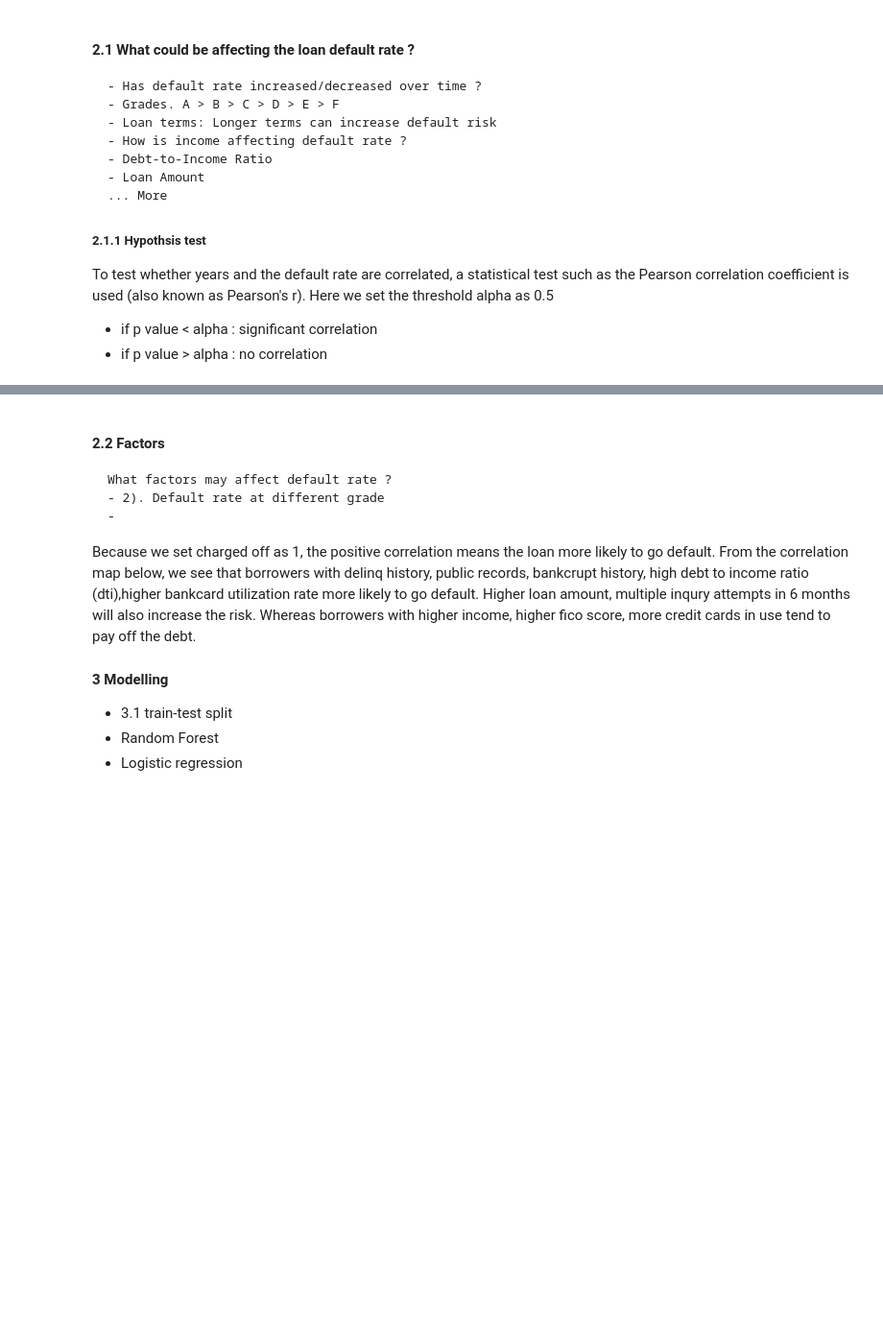
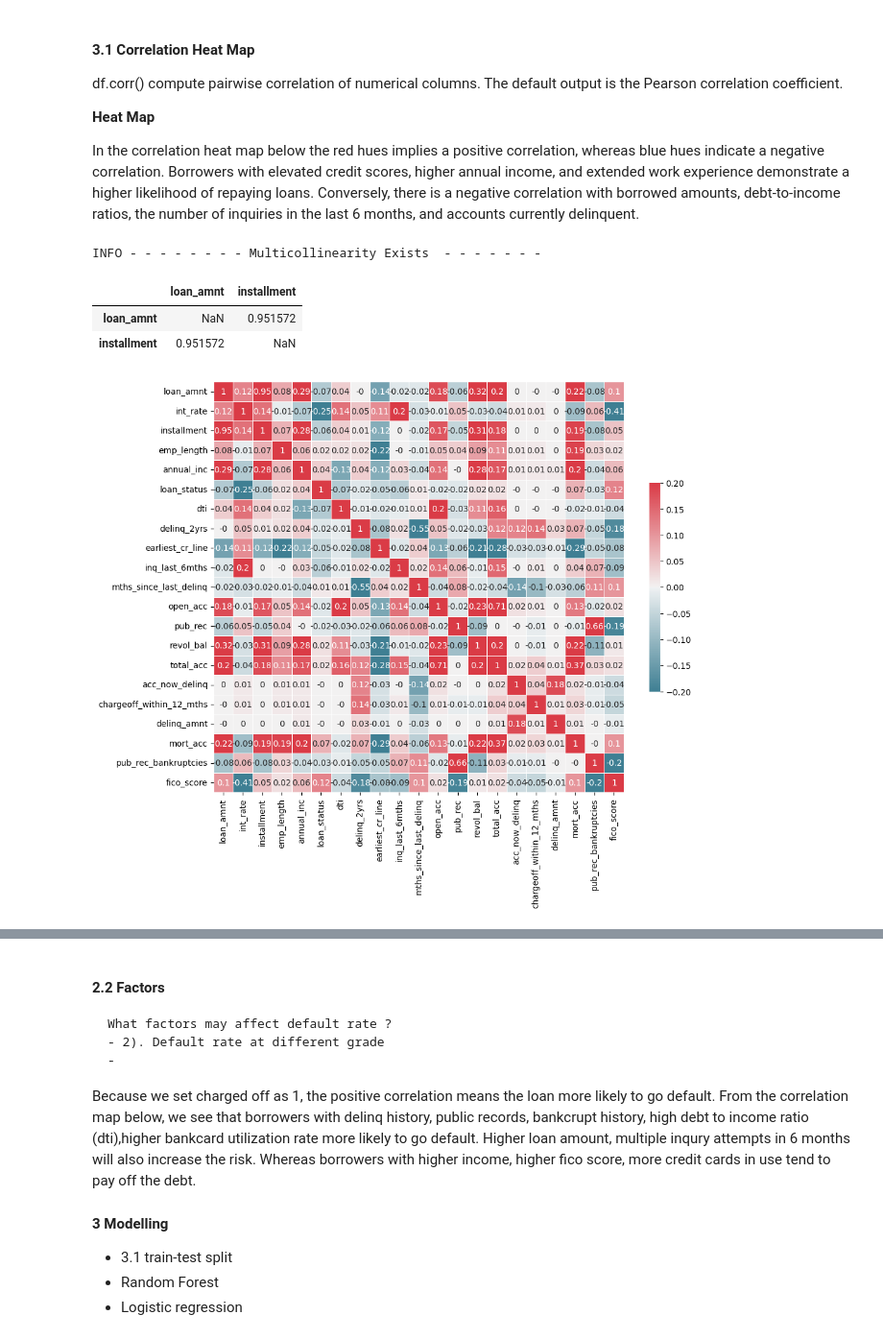
Before and after one commit to mumuxi15/02-Data-Science-Project, a Jupyter notebook: 18-LendingClub/Loan Default Prediction 🏦 (Investor).ipynb, the cells around one changed output, grey strips where cells are left out. Shown at 96% size. Cells and saved outputs as stored; diff of their text form; code cells hidden in the pictures; blank space fills up the shorter version.

```diff
--- a/18-LendingClub/Loan Default Prediction 🏦 (Investor).ipynb
+++ b/18-LendingClub/Loan Default Prediction 🏦 (Investor).ipynb
@@ -46,14 +49,17 @@ from sklearn.preprocessing import OneHotEncoder
 import matplotlib.pyplot as plt
 import numpy as np
 import pandas as pd
-import plotly.express as px
 from scipy import stats
+import statsmodels.api as sm
+import seaborn as sns
+import itertools
+import datetime
 import random
 import os, sys
-pd.options.plotting.backend = "plotly"
 pd.set_option('display.max_columns', 20)
 pd.set_option('display.max_rows', 500)
 pd.set_option('display.width', 1000)
+cmap = plt.colormaps["tab20"]
 # %%
 ####  stdout style   #####
 import logging
@@ -228,19 +246,7 @@ sample = data_filtering(sample)
 # %% [markdown]
+#### 3.1 Correlation Heat Map
+df.corr() compute pairwise correlation of numerical columns. The default output is the Pearson correlation coefficient.
 
+**Heat Map**
 
-
-
-#### 2.1 What could be affecting the loan default rate ?
-    - Has default rate increased/decreased over time ?
-    - Grades. A > B > C > D > E > F
-    - Loan terms: Longer terms can increase default risk
-    - How is income affecting default rate ?
-    - Debt-to-Income Ratio
-    - Loan Amount
-    ... More
-
-
-##### 2.1.1 Hypothsis test
-To test whether years and the default rate are correlated, a statistical test such as the Pearson correlation coefficient is used (also known as Pearson's r). Here we set the threshold alpha as 0.5
-- if p value < alpha     :  significant correlation
-- if p value > alpha     :  no correlation
+In the correlation heat map below the red hues implies a positive correlation, whereas blue hues indicate a negative correlation. Borrowers with elevated credit scores, higher annual income, and extended work experience demonstrate a higher likelihood of repaying loans. Conversely, there is a negative correlation with borrowed amounts, debt-to-income ratios, the number of inquiries in the last 6 months, and accounts currently delinquent.
@@ -261,0 +253,23 @@ _= data_featuring(sample)
+# %%
+def corr_heatmap(data):
+    df = data.copy()
+    col = list(df)
+    col[0], col[1] = col[1], col[0] #swap column orders
+    df['loan_status'] = df['loan_status'].map(dict({'Fully Paid':1, 'Charged Off':0}))
+    corr = df[col].corr(numeric_only=True)
+    err = corr[(corr>0.8)&(corr<1)].dropna(how="all").dropna(axis="columns",how="all")
+    if len(err)>0:
+        logger.info('Multicollinearity Exists')
+        display (err)
+
+    f, ax = plt.subplots(figsize=(11, 9))
+    cmap = sns.diverging_palette(220, 10, as_cmap=True)
+    # Draw the heatmap with the mask and correct aspect ratio
+    sns.heatmap(corr.round(2), cmap=cmap, vmax=0.2, vmin=-0.2, center=0,square=True, linewidths=.5, cbar_kws={"shrink": .5}, annot=True)
+corr_heatmap(loans)
+# %% [output]
+INFO - - - - - - - - Multicollinearity Exists  - - - - - - -
+|  | loan_amnt | installment |
+| loan_amnt | NaN | 0.951572 |
+| installment | 0.951572 | NaN |
+[figure, added]
```
Also changed, not shown: parts of 35 cells of this notebook, 2 other files.
